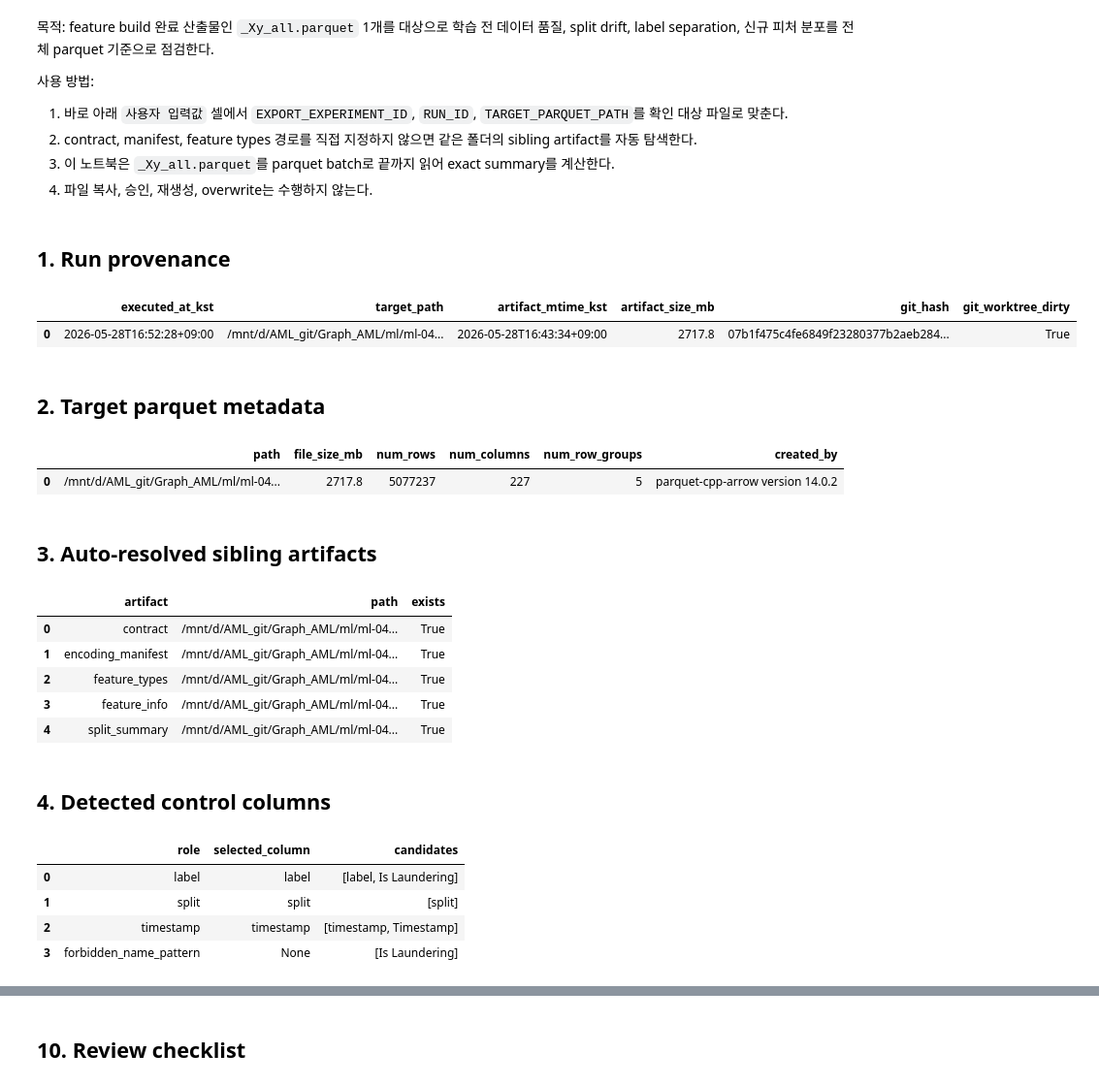
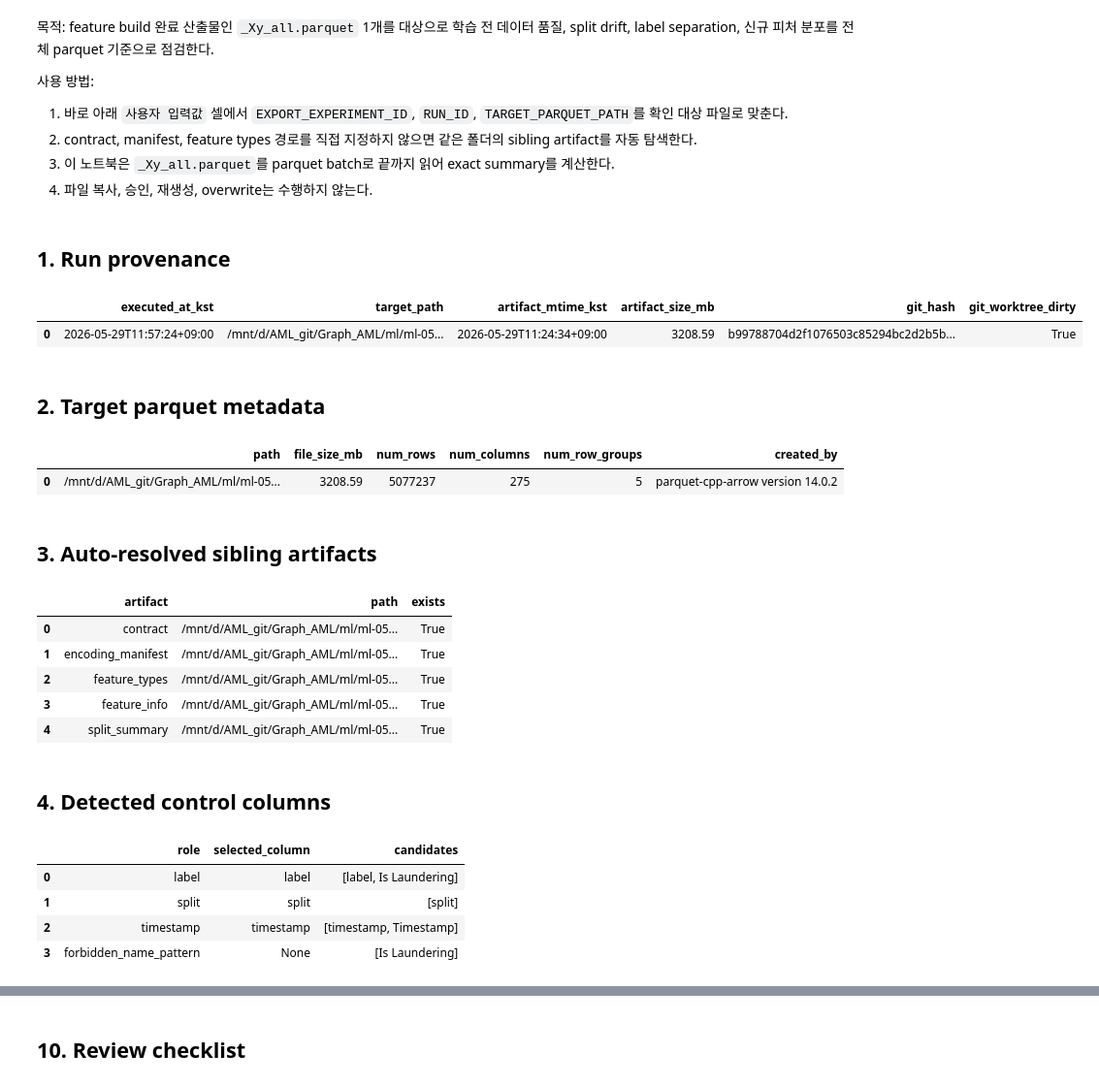
Before and after one commit to JKYUPSYCHE/Graph_AML, a Jupyter notebook: ml/01_review_feature_build_Xy_all_artifact.ipynb, the cells around one changed output, grey strips where cells are left out. Shown at 97% size. Cells and saved outputs as stored; diff of their text form; code cells hidden in the pictures.

```diff
--- a/ml/01_review_feature_build_Xy_all_artifact.ipynb
+++ b/ml/01_review_feature_build_Xy_all_artifact.ipynb
@@ -18,14 +18,27 @@ from pathlib import Path
 
 LOCAL_REPO_ROOT = Path("/mnt/d/AML_git/Graph_AML").resolve()
 
-EXPORT_EXPERIMENT_ID = "ml_04"
+def normalize_experiment_id(value: str) -> str:
+    token = str(value).strip().lower().replace("-", "_")
+    if token.isdigit():
+        token = f"ml_{token.zfill(2)}"
+    if not token.startswith("ml_"):
+        raise ValueError(f"EXPORT_EXPERIMENT_ID must look like 'ml_05', 'ml-05', or '05': {value!r}")
+    suffix = token.removeprefix("ml_")
+    if not suffix.isdigit():
+        raise ValueError(f"EXPORT_EXPERIMENT_ID has a non-numeric suffix: {value!r}")
+    return f"ml_{suffix.zfill(2)}"
+
+
+EXPORT_EXPERIMENT_ID = normalize_experiment_id("ml_05")
 RUN_ID = "r00"
+EXPERIMENT_DIR_NAME = EXPORT_EXPERIMENT_ID.replace("_", "-")
 ARTIFACT_PREFIX = f"{EXPORT_EXPERIMENT_ID}__{RUN_ID}"
 
 TARGET_PARQUET_PATH = (
     LOCAL_REPO_ROOT
     / "ml"
-    / "ml-04"
+    / EXPERIMENT_DIR_NAME
     / "fb_outputs"
     / RUN_ID
     / f"{ARTIFACT_PREFIX}_Xy_all.parquet"
@@ -115,6 +128,28 @@ def optional_path(value: Any) -> Optional[Path]:
     if text == "":
         return None
     return Path(text).expanduser().resolve()
+
+
+def suggest_existing_experiment_path(path: Path) -> Optional[Path]:
+    parts = list(path.parts)
+    for idx, part in enumerate(parts[:-1]):
+        if part != "ml" or idx + 1 >= len(parts):
+            continue
+        experiment_dir = parts[idx + 1]
+        normalized = experiment_dir.lower().replace("_", "-")
+        candidate_dir = None
+        if normalized != experiment_dir:
+            candidate_dir = normalized
+        elif normalized.isdigit():
+            candidate_dir = f"ml-{normalized.zfill(2)}"
+        elif normalized.startswith("ml") and normalized[2:].isdigit():
+            candidate_dir = f"ml-{normalized[2:].zfill(2)}"
+        if candidate_dir is None or candidate_dir == experiment_dir:
+            continue
+        candidate = Path(*parts[: idx + 1], candidate_dir, *parts[idx + 2 :])
+        if candidate.exists():
+            return candidate
+    return None
 
 
 def infer_artifact_prefix(path: Path) -> str:
@@ -352,7 +387,11 @@ def read_parquet_head(path: Path, columns: list[str], row_count: int) -> pd.Data
 # %%
 target_path = Path(TARGET_PARQUET_PATH).expanduser().resolve()
 if not target_path.exists():
-    raise FileNotFoundError(f"TARGET_PARQUET_PATH not found: {target_path}")
+    suggested_path = suggest_existing_experiment_path(target_path)
+    message = f"TARGET_PARQUET_PATH not found: {target_path}"
+    if suggested_path is not None:
+        message += f"\nExisting experiment path candidate: {suggested_path}"
+    raise FileNotFoundError(message)
 
 artifact_prefix = infer_artifact_prefix(target_path)
 auto_paths = infer_sibling_artifacts(target_path, artifact_prefix)
@@ -381,44 +420,44 @@ if time_col is None:
 display(Markdown("## 1. Run provenance"))
 display(execution_provenance(target_path))
 
 display(Markdown("## 2. Target parquet metadata"))
 display(overview_df)
 
 display(Markdown("## 3. Auto-resolved sibling artifacts"))
 display(
     pd.DataFrame(
         [
             {"artifact": key, "path": str(path) if path is not None else None, "exists": bool(path and path.exists())}
             for key, path in artifact_paths.items()
         ]
     )
 )
 
 display(Markdown("## 4. Detected control columns"))
 display(
     pd.DataFrame(
         [
             {"role": "label", "selected_column": label_col, "candidates": special_columns["label"]},
             {"role": "split", "selected_column": split_col, "candidates": special_columns["split"]},
             {"role": "timestamp", "selected_column": time_col, "candidates": special_columns["time"]},
             {"role": "forbidden_name_pattern", "selected_column": None, "candidates": special_columns["forbidden"]},
         ]
     )
 )
 # %% [output]
 ## 1. Run provenance
 |  | executed_at_kst | target_path | artifact_mtime_kst | artifact_size_mb | git_hash | git_worktree_dirty |
-| 0 | 2026-05-28T16:52:28+09:00 | /mnt/d/AML_git/Graph_AML/ml/ml-04... | 2026-05-28T16:43:34+09:00 | 2717.8 | 07b1f475c4fe6849f23280377b2aeb284... | True |
+| 0 | 2026-05-29T11:57:24+09:00 | /mnt/d/AML_git/Graph_AML/ml/ml-05... | 2026-05-29T11:24:34+09:00 | 3208.59 | b99788704d2f1076503c85294bc2d2b5b... | True |
 ## 2. Target parquet metadata
 |  | path | file_size_mb | num_rows | num_columns | num_row_groups | created_by |
-| 0 | /mnt/d/AML_git/Graph_AML/ml/ml-04... | 2717.8 | 5077237 | 227 | 5 | parquet-cpp-arrow version 14.0.2 |
+| 0 | /mnt/d/AML_git/Graph_AML/ml/ml-05... | 3208.59 | 5077237 | 275 | 5 | parquet-cpp-arrow version 14.0.2 |
 ## 3. Auto-resolved sibling artifacts
 |  | artifact | path | exists |
-| 0 | contract | /mnt/d/AML_git/Graph_AML/ml/ml-04... | True |
-| 1 | encoding_manifest | /mnt/d/AML_git/Graph_AML/ml/ml-04... | True |
-| 2 | feature_types | /mnt/d/AML_git/Graph_AML/ml/ml-04... | True |
-| 3 | feature_info | /mnt/d/AML_git/Graph_AML/ml/ml-04... | True |
-| 4 | split_summary | /mnt/d/AML_git/Graph_AML/ml/ml-04... | True |
+| 0 | contract | /mnt/d/AML_git/Graph_AML/ml/ml-05... | True |
+| 1 | encoding_manifest | /mnt/d/AML_git/Graph_AML/ml/ml-05... | True |
+| 2 | feature_types | /mnt/d/AML_git/Graph_AML/ml/ml-05... | True |
+| 3 | feature_info | /mnt/d/AML_git/Graph_AML/ml/ml-05... | True |
+| 4 | split_summary | /mnt/d/AML_git/Graph_AML/ml/ml-05... | True |
 ## 4. Detected control columns
 |  | role | selected_column | candidates |
 | 0 | label | label | [label, Is Laundering] |
```
Also changed, not shown: parts of 11 cells of this notebook, 42 other files.
